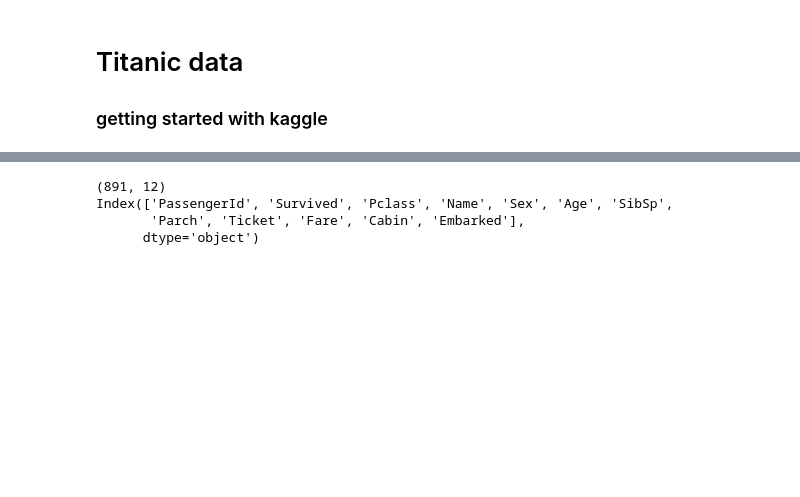
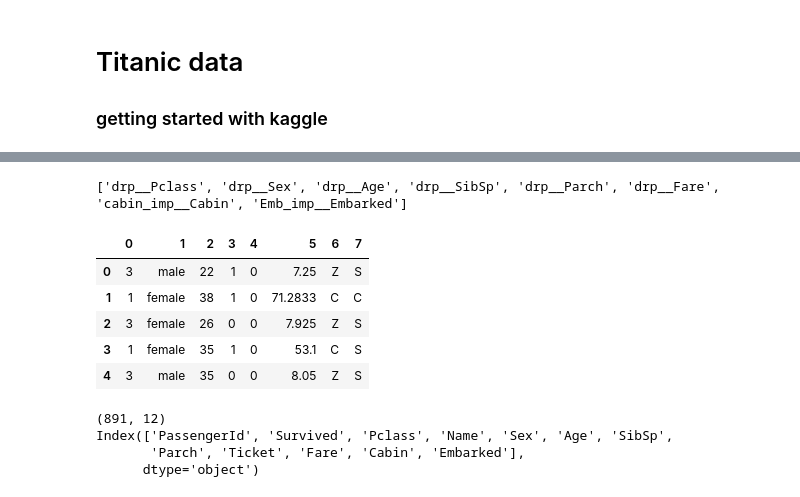
Before and after one commit to pritam-dey3/Titanic-Passenger-Survival-Prediction, a Jupyter notebook: titanic.ipynb, the cells around one changed output, grey strips where cells are left out. Drawn from its saved outputs; the diff is of its cells as text; code cells hidden in the pictures; blank space fills up the shorter version.

Commit message:
imputer_1 and 2 created

```diff
--- a/titanic.ipynb
+++ b/titanic.ipynb
@@ -19,3 +22,14 @@ data.head()
+# %%
+print(imputer_1.get_feature_names())
+pd.DataFrame(X[0:6, :]).head()
+# %% [output]
+['drp__Pclass', 'drp__Sex', 'drp__Age', 'drp__SibSp', 'drp__Parch', 'drp__Fare', 'cabin_imp__Cabin', 'Emb_imp__Embarked']
+|  | 0 | 1 | 2 | 3 | 4 | 5 | 6 | 7 |
+| 0 | 3 | male | 22 | 1 | 0 | 7.25 | Z | S |
+| 1 | 1 | female | 38 | 1 | 0 | 71.2833 | C | C |
+| 2 | 3 | female | 26 | 0 | 0 | 7.925 | Z | S |
+| 3 | 1 | female | 35 | 1 | 0 | 53.1 | C | S |
+| 4 | 3 | male | 35 | 0 | 0 | 8.05 | Z | S |
 # %%
 print(data.shape)
 print(data.columns)
```
Also changed, not shown: parts of 8 cells of this notebook, 3 other files.
